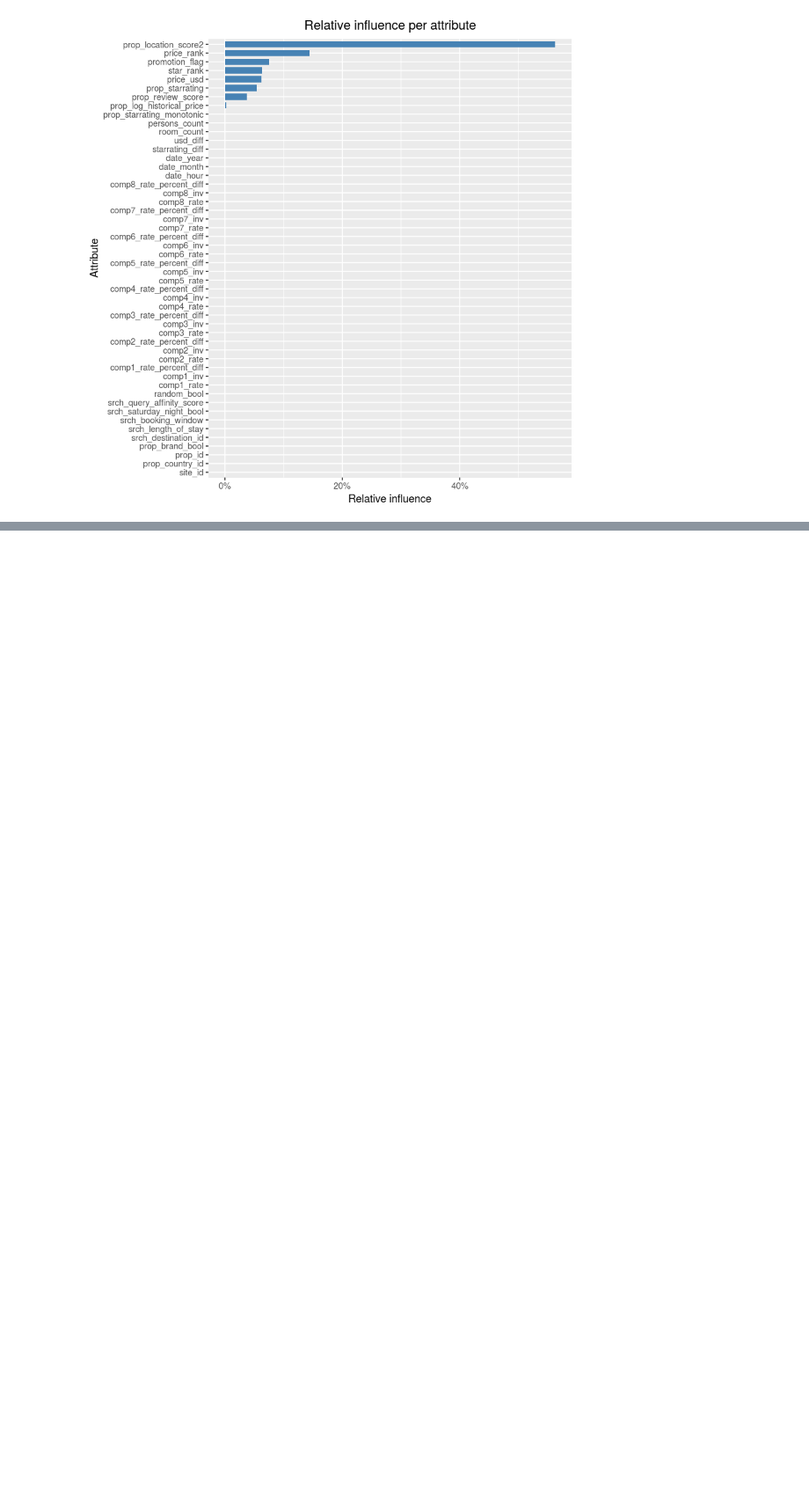
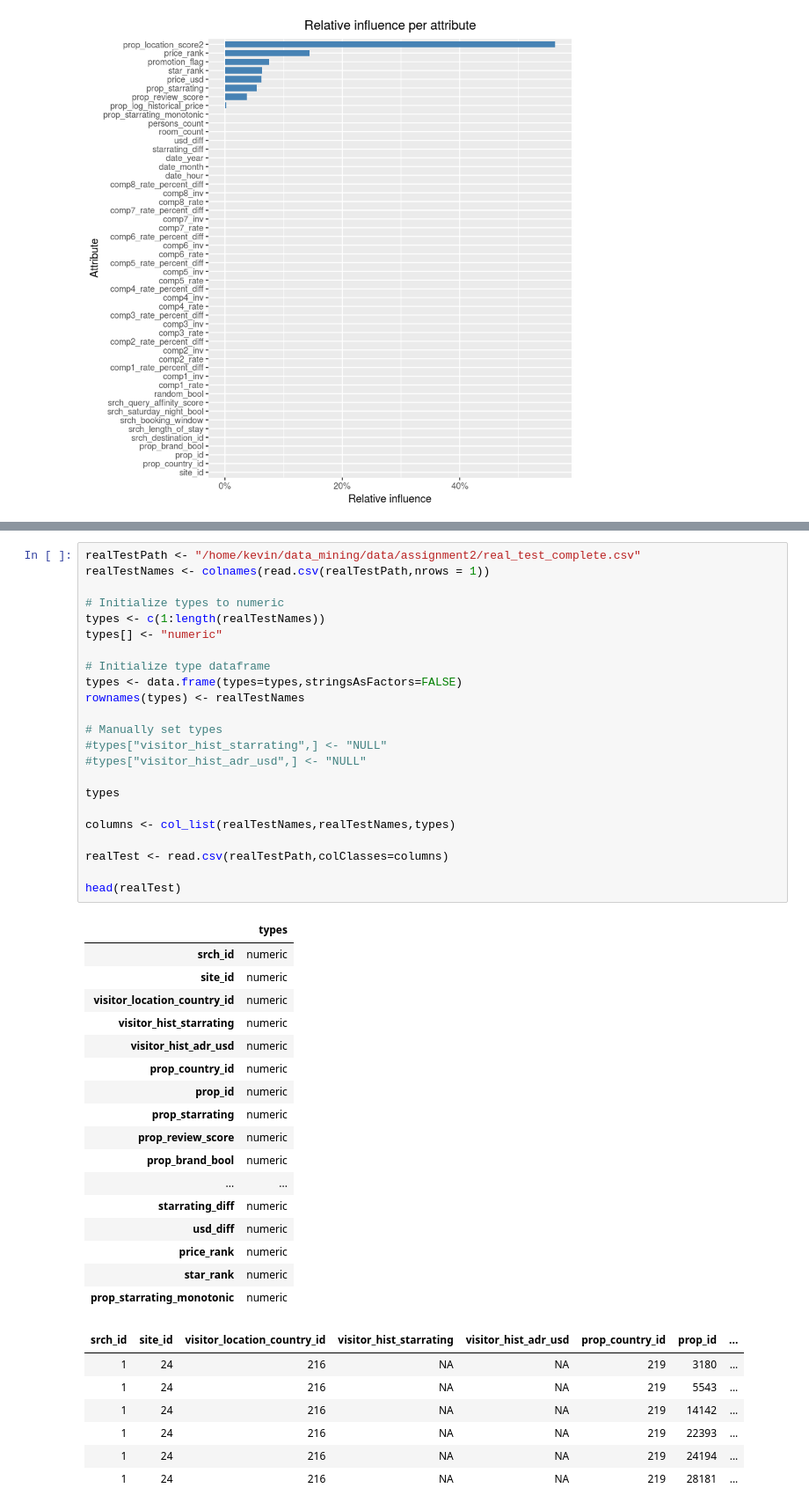
Before and after one commit to silesbu/dmt41, a Jupyter notebook: assignment2/R_lambdamart_model.ipynb, the cells around one changed output, grey strips where cells are left out. Shown at 88% size. Saved outputs shown, nothing was run; the diff lists cells and outputs as text; blank space fills up the shorter version.

```diff
--- a/assignment2/R_lambdamart_model.ipynb
+++ b/assignment2/R_lambdamart_model.ipynb
@@ -330,0 +382,48 @@ labs(title="Relative influence per attribute", x="Attribute", y="Relative influe
+# %%
+realTestPath <- "/home/kevin/data_mining/data/assignment2/real_test_complete.csv"
+realTestNames <- colnames(read.csv(realTestPath,nrows = 1))
+
+# Initialize types to numeric
+types <- c(1:length(realTestNames))
+types[] <- "numeric"
+
+# Initialize type dataframe
+types <- data.frame(types=types,stringsAsFactors=FALSE)
+rownames(types) <- realTestNames
+
+# Manually set types
+#types["visitor_hist_starrating",] <- "NULL"
+#types["visitor_hist_adr_usd",] <- "NULL"
+
+types
+
+columns <- col_list(realTestNames,realTestNames,types)
+
+realTest <- read.csv(realTestPath,colClasses=columns)
+
+head(realTest)
+# %% [output]
+|  | types |
+| srch_id | numeric |
+| site_id | numeric |
+| visitor_location_country_id | numeric |
+| visitor_hist_starrating | numeric |
+| visitor_hist_adr_usd | numeric |
+| prop_country_id | numeric |
+| prop_id | numeric |
+| prop_starrating | numeric |
+| prop_review_score | numeric |
+| prop_brand_bool | numeric |
+| ... | ... |
+| starrating_diff | numeric |
+| usd_diff | numeric |
+| price_rank | numeric |
+| star_rank | numeric |
+| prop_starrating_monotonic | numeric |
+| srch_id | site_id | visitor_location_country_id | visitor_hist_starrating | visitor_hist_adr_usd | prop_country_id | prop_id | ... |
+| 1 | 24 | 216 | NA | NA | 219 | 3180 | ... |
+| 1 | 24 | 216 | NA | NA | 219 | 5543 | ... |
+| 1 | 24 | 216 | NA | NA | 219 | 14142 | ... |
+| 1 | 24 | 216 | NA | NA | 219 | 22393 | ... |
+| 1 | 24 | 216 | NA | NA | 219 | 24194 | ... |
+| 1 | 24 | 216 | NA | NA | 219 | 28181 | ... |
```
Also changed, not shown: parts of 10 cells of this notebook, 1 other file.
